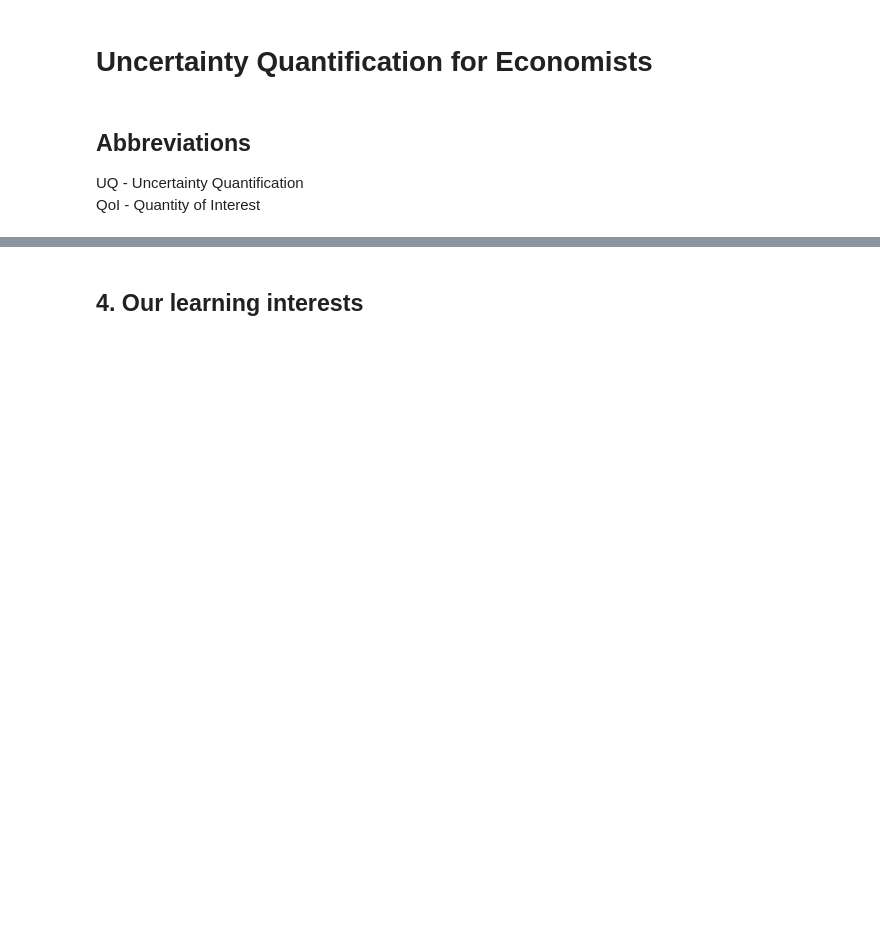
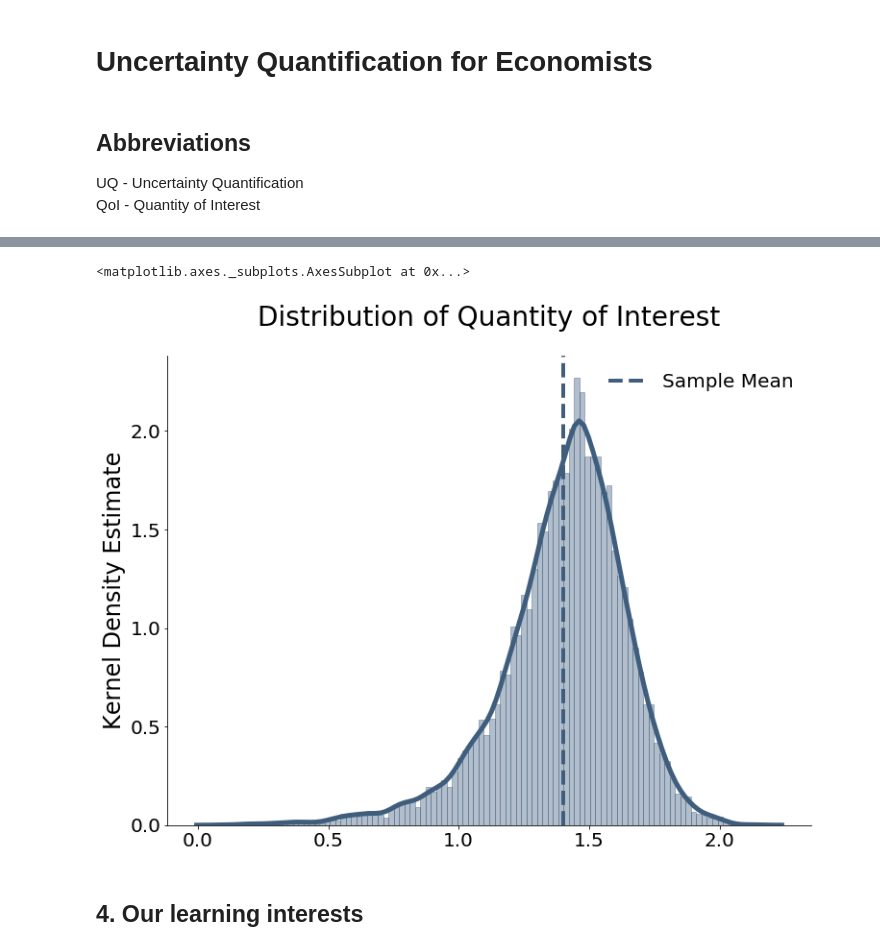
Before and after one commit to fagan2888/numerical-toolbox-uncertainty-quantification, a Jupyter notebook: uncertainty-quantification/uq-exploration.ipynb, the cells around one changed output, grey strips where cells are left out. Drawn from its saved outputs; the diff is of its cells as text; code cells hidden in the pictures; blank space fills up the shorter version.

```diff
--- a/uncertainty-quantification/uq-exploration.ipynb
+++ b/uncertainty-quantification/uq-exploration.ipynb
@@ -25,3 +76,8 @@ Finally, in Step C', sensitivity analysis is carried out to rank the input param
+# %%
+distplot(qoi_json)
+# %% [output]
+<matplotlib.axes._subplots.AxesSubplot at 0x...>
+[figure, added]
 # %% [markdown]
 ## 4. Our learning interests
 # %% [markdown]
```
Also changed, not shown: parts of 7 cells of this notebook.
